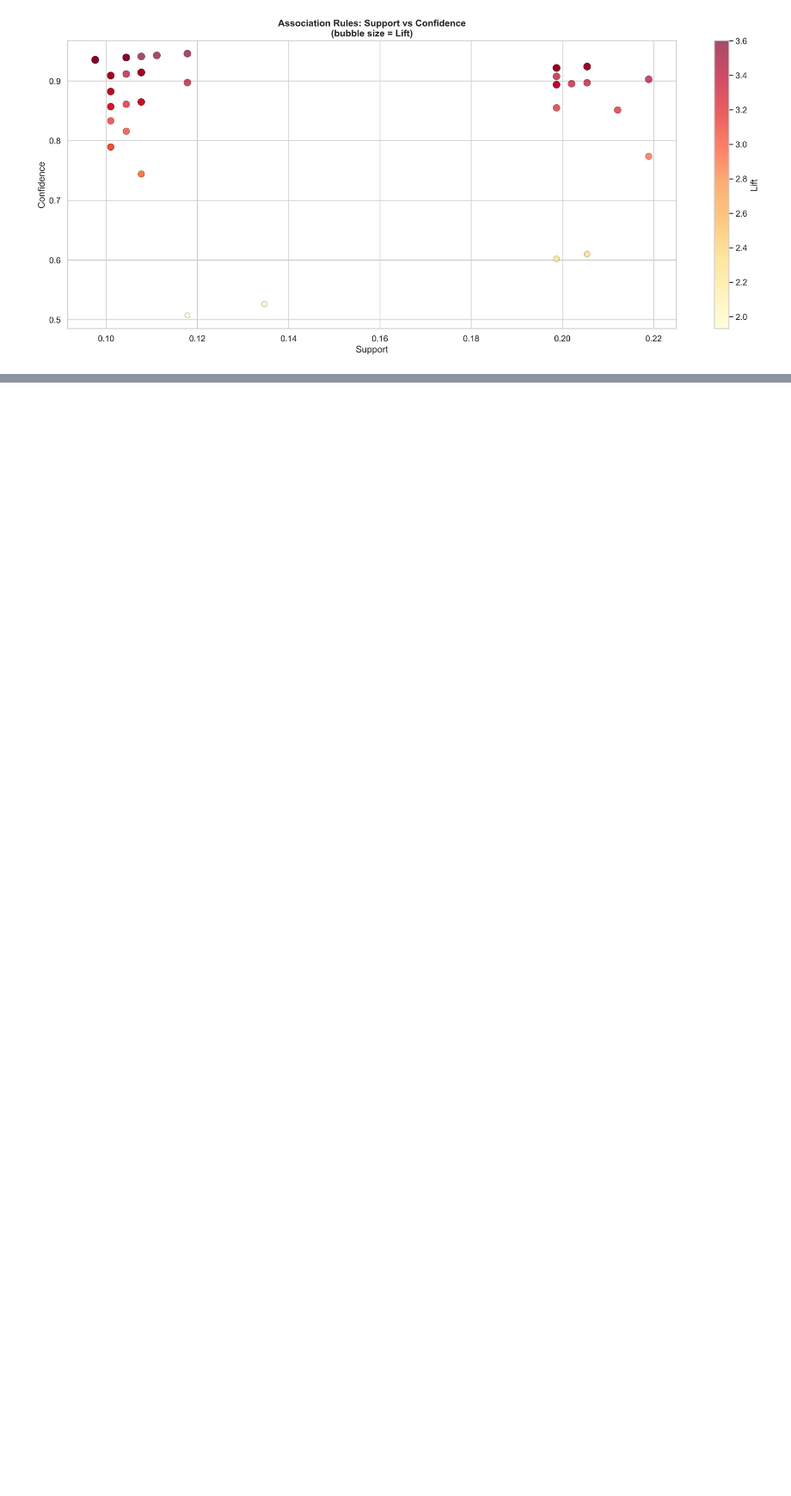
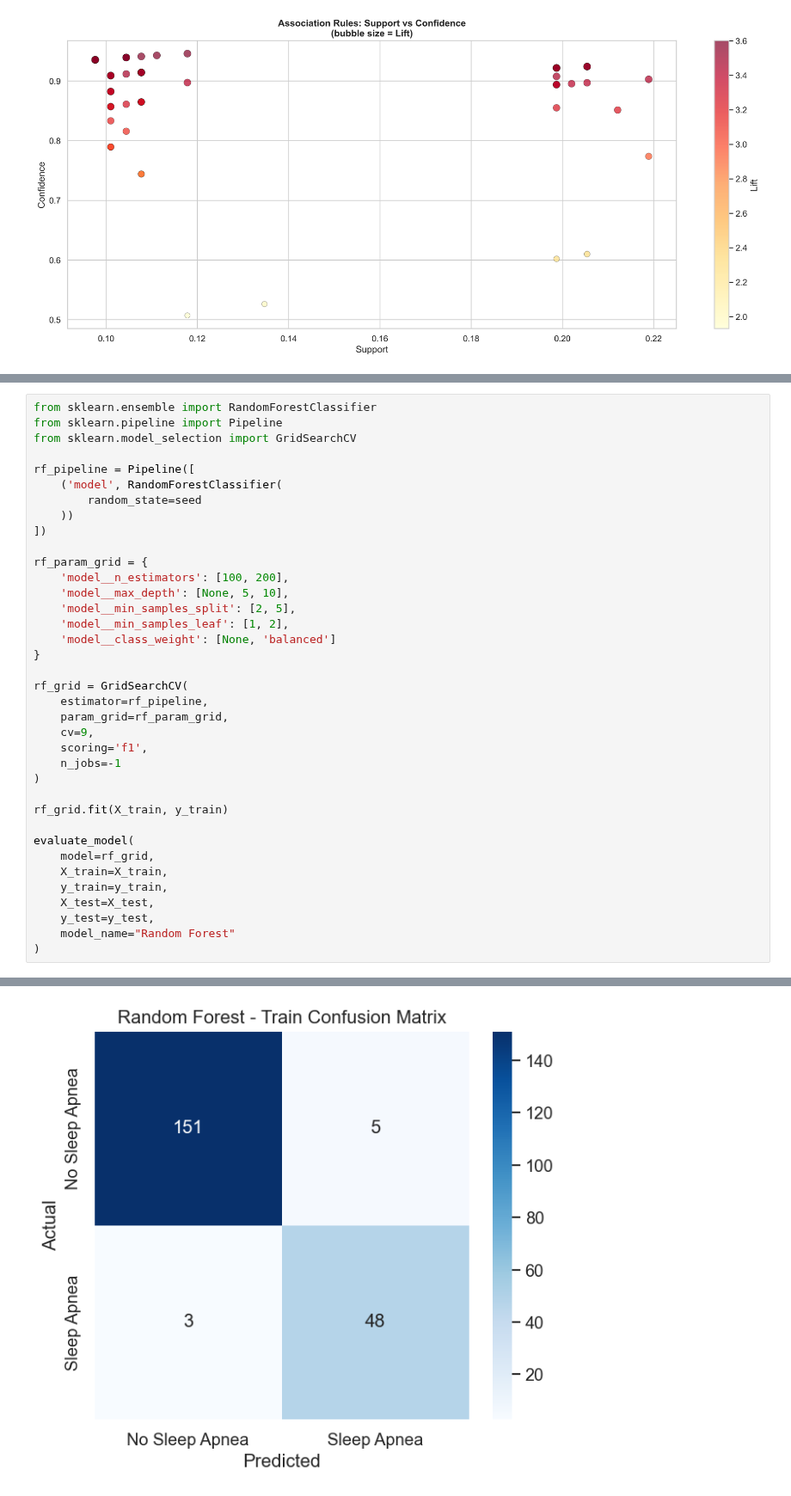
Before and after one commit to shreyaslakhotia/BC2407_Project_SleepGuard, a Jupyter notebook: BC2407.ipynb, the cells around one changed output, grey strips where cells are left out. Shown at 86% size. Drawn from its saved outputs; the diff is of its cells as text; blank space fills up the shorter version.

```diff
--- a/BC2407.ipynb
+++ b/BC2407.ipynb
@@ -694,0 +862,38 @@ Mean CV F1: 0.8852 (+/- 0.1123)
+# %%
+from sklearn.ensemble import RandomForestClassifier
+from sklearn.pipeline import Pipeline
+from sklearn.model_selection import GridSearchCV
+
+rf_pipeline = Pipeline([
+    ('model', RandomForestClassifier(
+        random_state=seed
+    ))
+])
+
+rf_param_grid = {
+    'model__n_estimators': [100, 200],
+    'model__max_depth': [None, 5, 10],
+    'model__min_samples_split': [2, 5],
+    'model__min_samples_leaf': [1, 2],
+    'model__class_weight': [None, 'balanced']
+}
+
+rf_grid = GridSearchCV(
+    estimator=rf_pipeline,
+    param_grid=rf_param_grid,
+    cv=9,
+    scoring='f1',
+    n_jobs=-1
+)
+
+rf_grid.fit(X_train, y_train)
+
+evaluate_model(
+    model=rf_grid,
+    X_train=X_train,
+    y_train=y_train,
+    X_test=X_test,
+    y_test=y_test,
+    model_name="Random Forest"
+)
+# %% [output]
@@ -694,0 +919 @@ Mean CV F1: 0.8852 (+/- 0.1123)
+[figure, added]
```
Also changed, not shown: parts of 25 cells of this notebook, 1 other file.
